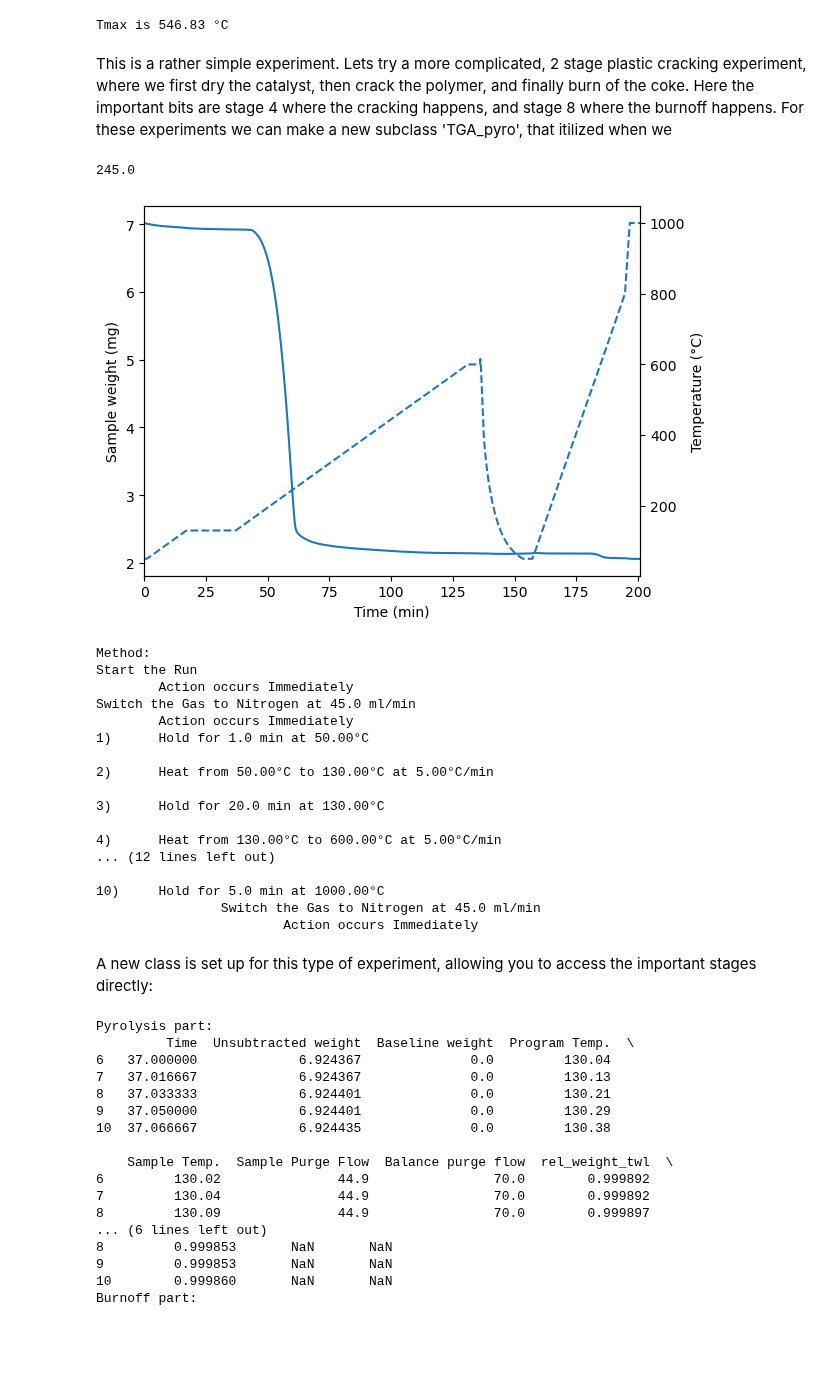
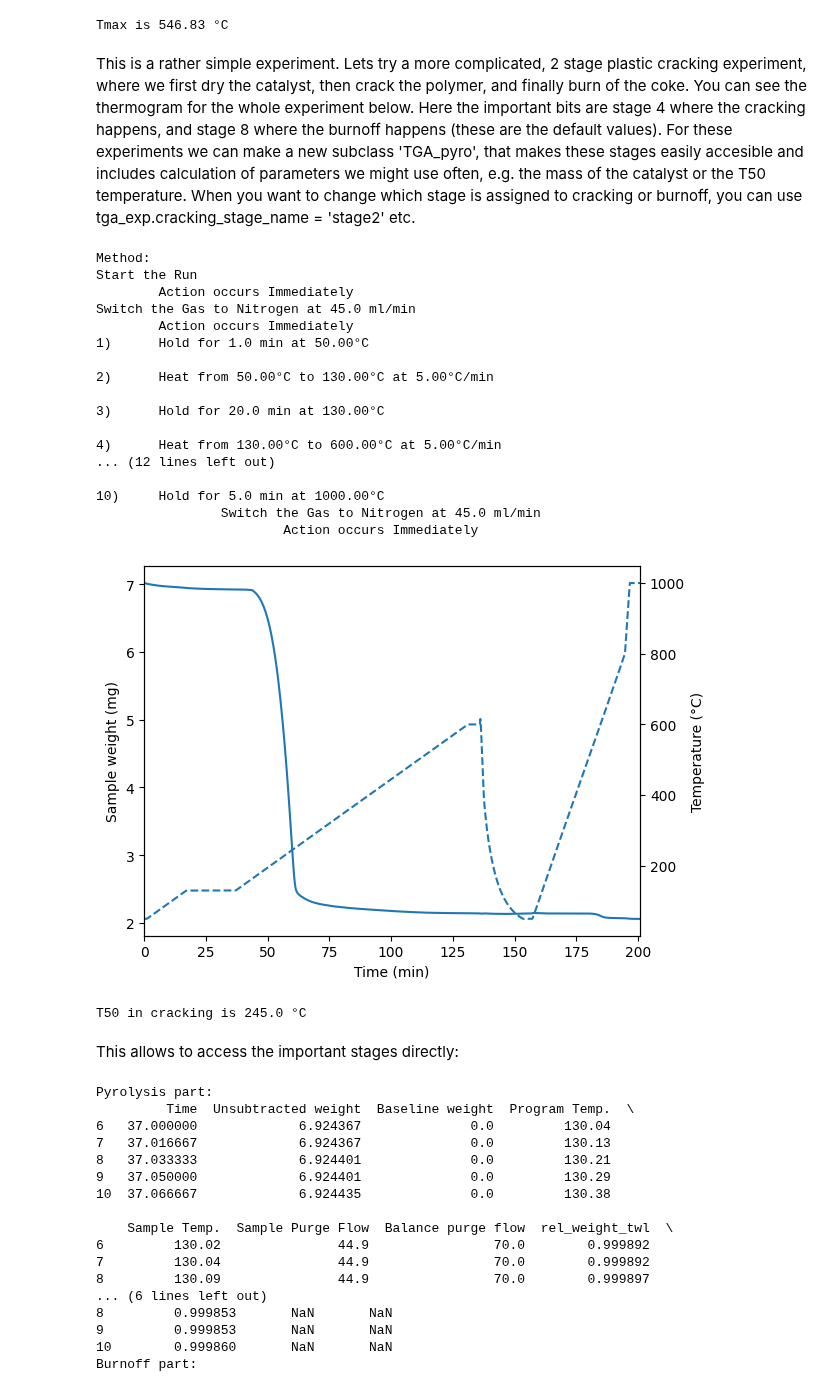
Before and after one commit to MyonicS/pyTGA, a Jupyter notebook: example_Notebook.ipynb, the cells around one changed output. Saved outputs shown, nothing was run; the diff lists cells and outputs as text; code cells hidden in the pictures; blank space fills up the shorter version.

Commit message:
feat: stage for cracking and burnoff in plastic cracking experimetns can be now re-assigned eassily

```diff
--- a/example_Notebook.ipynb
+++ b/example_Notebook.ipynb
@@ -117,39 +117,34 @@ print('Tmax is',Tmax,'°C')
 # %% [output]
 Tmax is 546.83 °C
 # %% [markdown]
-This is a rather simple experiment. Lets try a more complicated, 2 stage plastic cracking experiment, where we first dry the catalyst, then crack the polymer, and finally burn of the coke. Here the important bits are stage 4 where the cracking happens, and stage 8 where the burnoff happens. For these experiments we can make a new subclass 'TGA_pyro', that itilized when we
+This is a rather simple experiment. Lets try a more complicated, 2 stage plastic cracking experiment, where we first dry the catalyst, then crack the polymer, and finally burn of the coke. You can see the thermogram for the whole experiment below. Here the important bits are stage 4 where the cracking happens, and stage 8 where the burnoff happens (these are the default values). For these experiments we can make a new subclass 'TGA_pyro', that makes these stages easily accesible and includes calculation of parameters we might use often, e.g. the mass of the catalyst or the T50 temperature. When you want to change which stage is assigned to cracking or burnoff, you can use tga_exp.cracking_stage_name = 'stage2' etc.
 # %%
 tga_exp = tga.parse_TGA('example_data/plastic_cracking_example.txt',exp_type='pyro',calculate_DTGA=True)
-tga_exp.T50 = tga.calc_T50(tga_exp.cracking())
-tga_exp.T50
+print(tga_exp.method)
+tga_exp.quickplot()
+tga_exp.T50 = tga.calc_T50(tga_exp.cracking()) # calculate T50 for the cracking stage
+print( 'T50 in cracking is ' + '{} °C'.format(tga_exp.T50))
 # %% [output]
-245.0
+Method:
+Start the Run
+        Action occurs Immediately
+Switch the Gas to Nitrogen at 45.0 ml/min
+        Action occurs Immediately
+1)      Hold for 1.0 min at 50.00°C
+
+2)      Heat from 50.00°C to 130.00°C at 5.00°C/min
+
+3)      Hold for 20.0 min at 130.00°C
+
+4)      Heat from 130.00°C to 600.00°C at 5.00°C/min
+... (12 lines left out)
+
+10)     Hold for 5.0 min at 1000.00°C
+                Switch the Gas to Nitrogen at 45.0 ml/min
+                        Action occurs Immediately
+[figure, added]
+T50 in cracking is 245.0 °C
-# %%
-tga_exp.quickplot()
-# %% [output]
-[figure, removed]
-# %%
-p_exp = tga.parse_txt('example_data/plastic_cracking_example.txt',exp_type='pyro',calculate_DTGA=True)
-print(p_exp.method)
-# %% [output]
-Method:
-Start the Run
-        Action occurs Immediately
-Switch the Gas to Nitrogen at 45.0 ml/min
-        Action occurs Immediately
-1)      Hold for 1.0 min at 50.00°C
-
-2)      Heat from 50.00°C to 130.00°C at 5.00°C/min
-
-3)      Hold for 20.0 min at 130.00°C
-
-4)      Heat from 130.00°C to 600.00°C at 5.00°C/min
-... (12 lines left out)
-
-10)     Hold for 5.0 min at 1000.00°C
-                Switch the Gas to Nitrogen at 45.0 ml/min
-                        Action occurs Immediately
-# %% [markdown]
-A new class is set up for this type of experiment, allowing you to access the important stages directly:
+# %% [markdown]
+This allows to access the important stages directly:
 # %%
 print('Pyrolysis part:')
```
Also changed, not shown: parts of 4 cells of this notebook, 1 other file.
